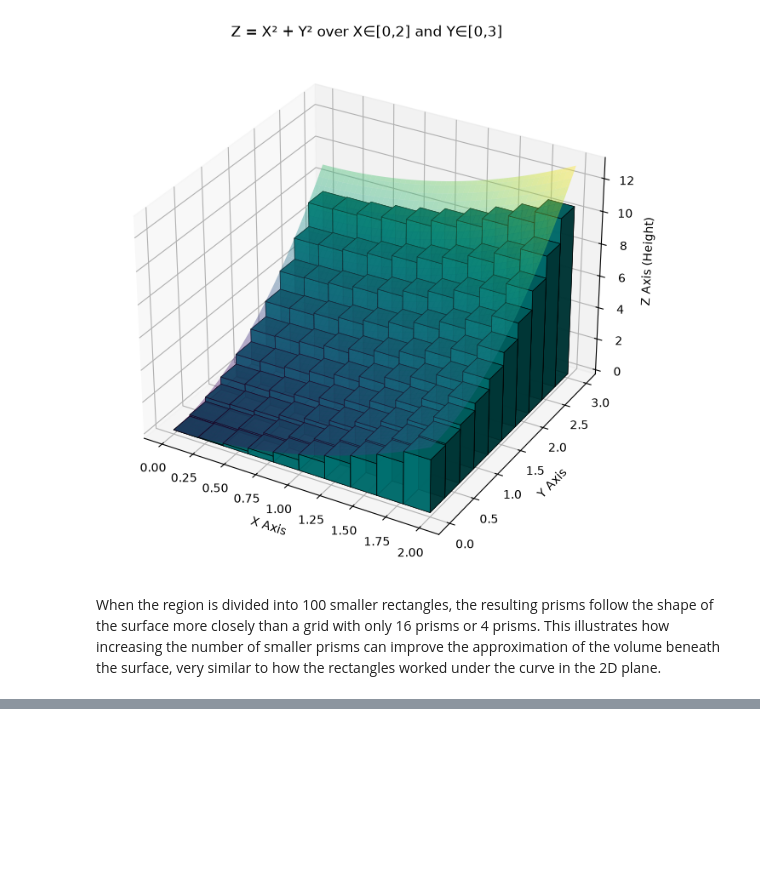
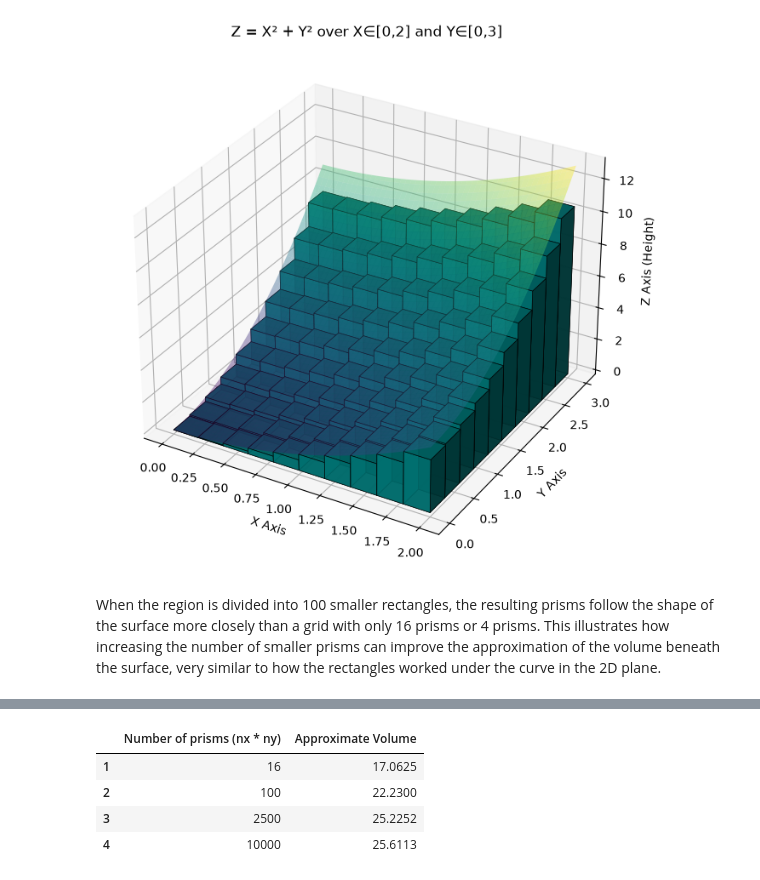
Before and after one commit to Edgybug/integrals-course-project, a Jupyter notebook: course_project.ipynb, the cells around one changed output, grey strips where cells are left out. Drawn from its saved outputs; the diff is of its cells as text; code cells hidden in the pictures; blank space fills up the shorter version.

Commit message:
working on chapter 8, adding a custom function to calculate double integrals, some fixes all arround and some comments added

```diff
--- a/course_project.ipynb
+++ b/course_project.ipynb
@@ -993,0 +1034,24 @@ $$V\approx\sum f(x_i,y_j)\Delta x\Delta y$$
+# %%
+fxy = lambda x, y: x ** 2 + y ** 2
+
+# n = nx * ny (e.g. 4x4 = 16)
+volume_n_16 = double_integrate(fxy, 4, 4, 0, 2, 0, 3)
+volume_n_100 = double_integrate(fxy, 10, 10, 0, 2, 0, 3)
+volume_n_2500 = double_integrate(fxy, 50, 50, 0, 2, 0, 3)
+volume_n_10000 = double_integrate(fxy, 100, 100, 0, 2, 0, 3)
+
+data = {
+    "Number of prisms (nx * ny)": [16, 100, 2500, 10000],
+    "Approximate Volume": [volume_n_16, volume_n_100, volume_n_2500, volume_n_10000]
+}
+
+df = pd.DataFrame(data)
+df.index = df.index + 1
+
+df.style.format({"Approximate Volume": "{:.4f}"})
+# %% [output]
+|  | Number of prisms (nx * ny) | Approximate Volume |
+| 1 | 16 | 17.0625 |
+| 2 | 100 | 22.2300 |
+| 3 | 2500 | 25.2252 |
+| 4 | 10000 | 25.6113 |
```
Also changed, not shown: parts of 8 cells of this notebook, 3 other files.
